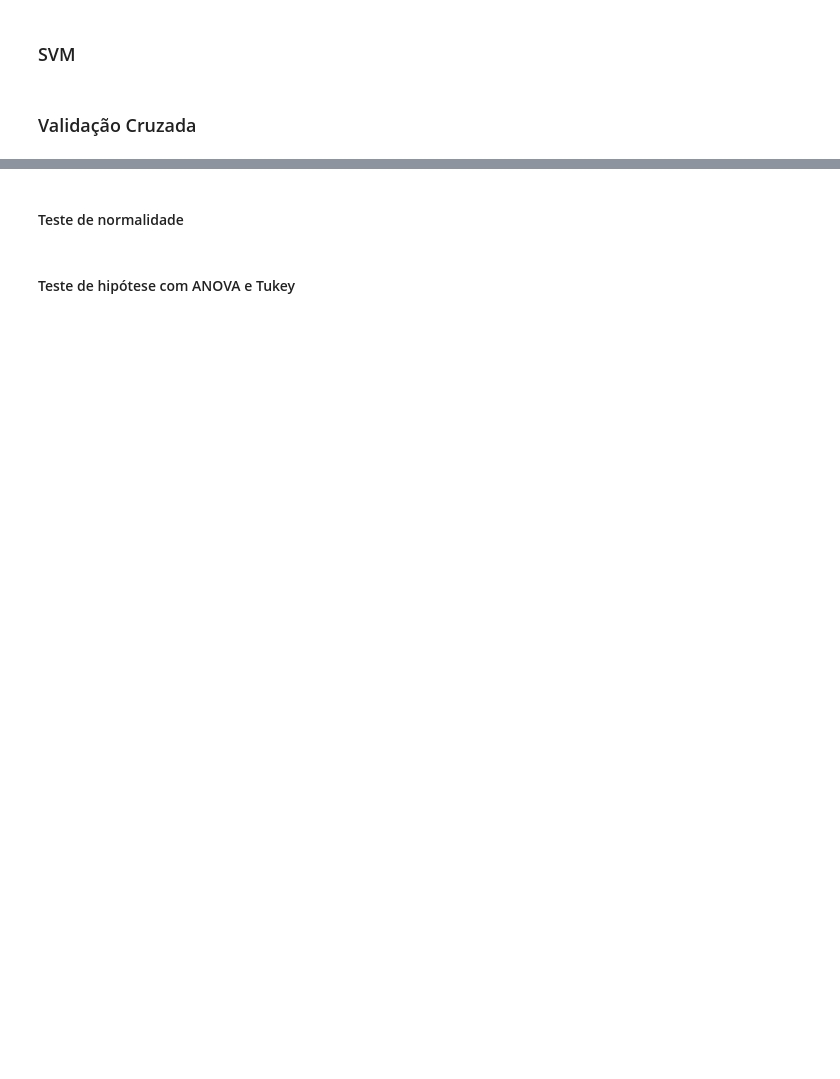
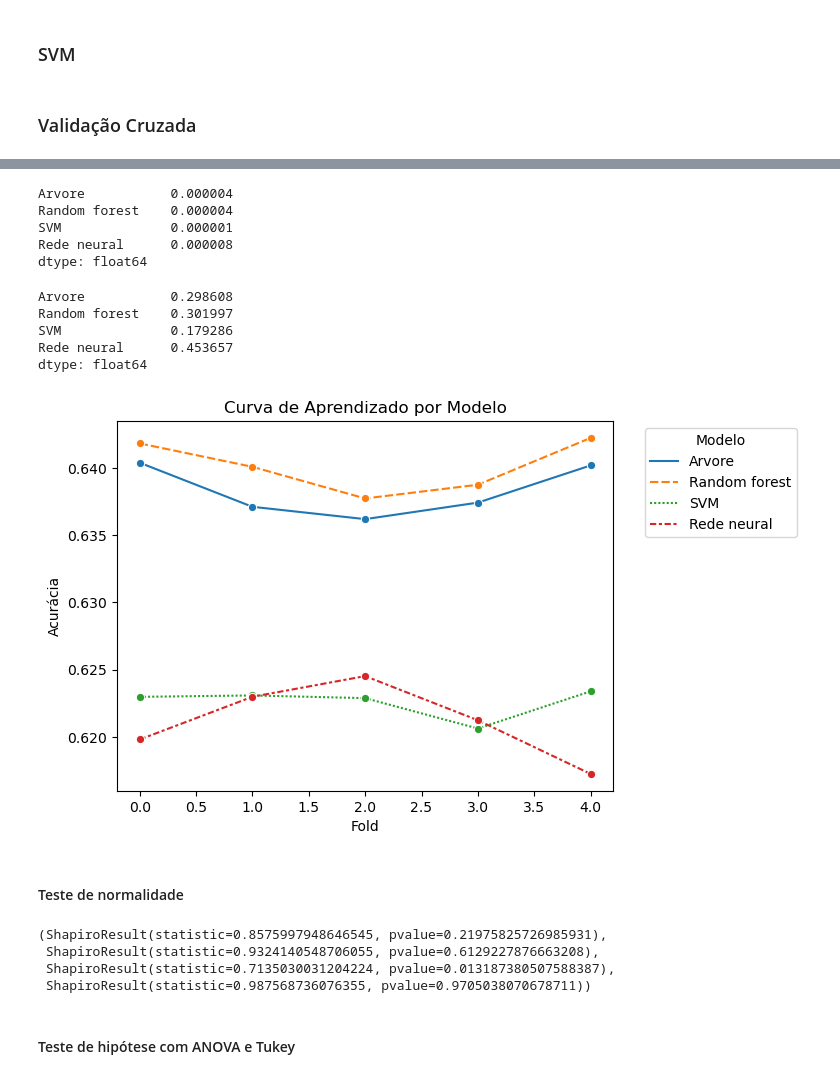
Before and after one commit to jeancarloscc/OrientPOSCOMP-System, a Jupyter notebook: aprendizado_maquina.ipynb, the cells around one changed output, grey strips where cells are left out. Saved outputs shown, nothing was run; the diff lists cells and outputs as text; code cells hidden in the pictures; blank space fills up the shorter version.

```diff
--- a/aprendizado_maquina.ipynb
+++ b/aprendizado_maquina.ipynb
@@ -196,13 +194,13 @@ print_score(neural_clf, train_x, train_y, test_x, test_y, train=False)
 ### Random Forest
 # %%
 parametros = {
-    'n_estimators': [200],  # Você pode ajustar o número de árvores conforme necessário
+    'n_estimators': [2500,3000,3500],  # Você pode ajustar o número de árvores conforme necessário
     'criterion': ['entropy'],
     'max_depth': [10],
-    # 'min_samples_split': [2, 5, 10],
-    # 'min_samples_leaf': [1, 2, 4],
+    'min_samples_split': [5],
+    'min_samples_leaf': [2],
     # 'min_weight_fraction_leaf': [0.0, 0.1, 0.2],
-    # 'max_features': ['sqrt', 'log2', None],
+    'max_features': [2],
     # 'max_leaf_nodes': [None, 10, 20, 30],
     # 'min_impurity_decrease': [0.0, 0.1, 0.2],
     'bootstrap': [False],
@@ -341,12 +344,30 @@ resultados.describe()
 # %%
 resultados.var()
+# %% [output]
+Arvore           0.000004
+Random forest    0.000004
+SVM              0.000001
+Rede neural      0.000008
+dtype: float64
 # %%
 (resultados.std() / resultados.mean()) * 100
+# %% [output]
+Arvore           0.298608
+Random forest    0.301997
+SVM              0.179286
+Rede neural      0.453657
+dtype: float64
 # %%
-sns.lineplot(x='Arvore', y='mean_train_score', label='Training Score', data=resultados)
-sns.lineplot(x='train_size', y='mean_test_score', label='Cross-validation Score', data=cv_results)
-plt.title('Curva de Aprendizado')
+# Substitua 'SeuDataFrame' pelo nome real do seu DataFrame
+sns.lineplot(data=resultados, marker='o')  # 'T' transpõe as linhas para as colunas
+plt.title('Curva de Aprendizado por Modelo')
+plt.xlabel('Fold')
+plt.ylabel('Acurácia')
+plt.legend(title='Modelo', bbox_to_anchor=(1.05, 1), loc='upper left')
+plt.savefig('imagens/curva_aprendizado.png', dpi=600, bbox_inches='tight')
 plt.show()
+# %% [output]
+[figure, added]
 # %% [markdown]
 #### Teste de normalidade
 # %%
@@ -355,6 +376,11 @@ alpha = 0.05
 from scipy.stats import shapiro
 # %%
 shapiro(resultados_arvore), shapiro(resultados_random_forest), shapiro(resultados_svm), shapiro(resultados_rede_neural)
+# %% [output]
+(ShapiroResult(statistic=0.8575997948646545, pvalue=0.21975825726985931),
+ ShapiroResult(statistic=0.9324140548706055, pvalue=0.6129227876663208),
+ ShapiroResult(statistic=0.7135030031204224, pvalue=0.013187380507588387),
+ ShapiroResult(statistic=0.987568736076355, pvalue=0.9705038070678711))
 # %% [markdown]
 #### Teste de hipótese com ANOVA e Tukey
 # %%
```
Also changed, not shown: parts of 26 cells of this notebook, 10 other files.
